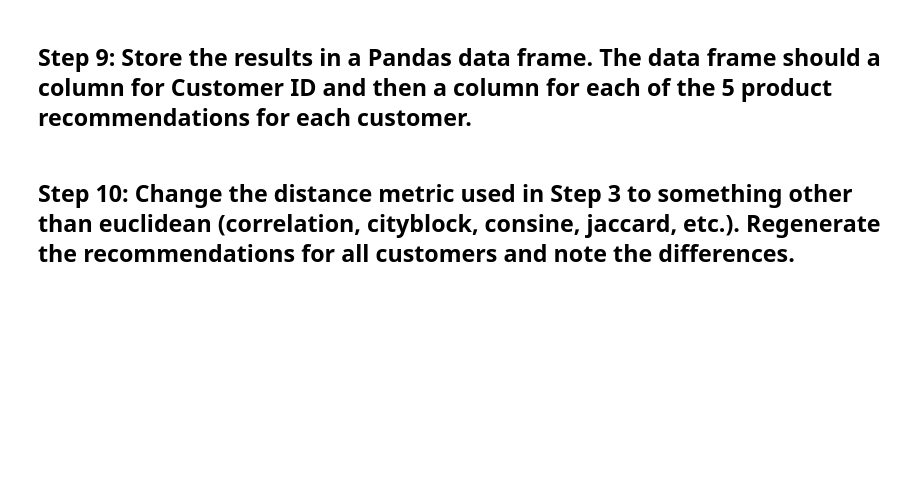
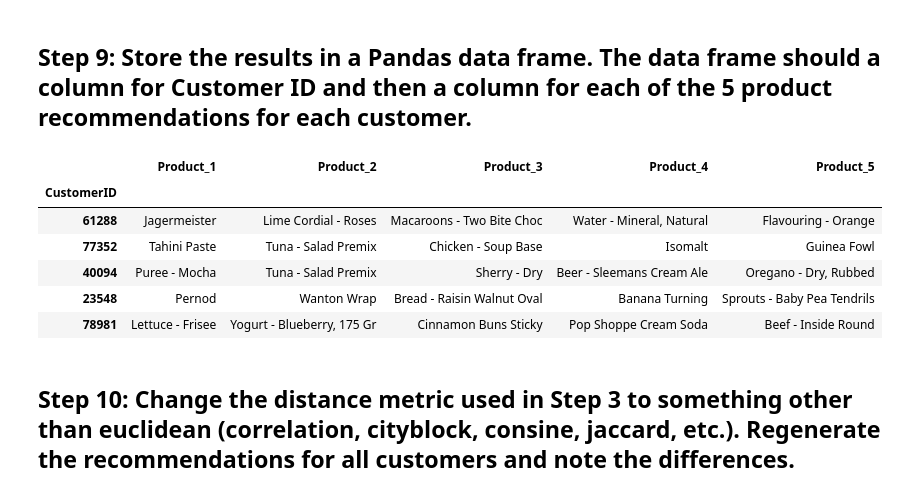
Before and after one commit to gonzalomunozfora/data-labs, a Jupyter notebook: module-2/lab-intro-recommender-systems/your-code/main.ipynb, the cells around one changed output. Drawn from its saved outputs; the diff is of its cells as text; code cells hidden in the pictures; blank space fills up the shorter version.

```diff
--- a/module-2/lab-intro-recommender-systems/your-code/main.ipynb
+++ b/module-2/lab-intro-recommender-systems/your-code/main.ipynb
@@ -23,6 +23,6 @@ data.head()
 
 You will need to group by CustomerID and ProductName and then sum the Quantity field.
 # %%
-df =  data.groupby(['CustomerID','ProductName'])['Quantity'].sum()
-df.head(1000)
+df_1 =  data.groupby(['CustomerID','ProductName'])['Quantity'].sum().reset_index()
+df_1.head()
 # %% [output]
@@ -132,7 +147,36 @@ This will give you the total number of each product purchased by the 5 most simi
 - Create an empty dictionary that will hold the recommendations for all customers.
 - Create a list of unique CustomerIDs to iterate over.
 - Iterate over the customer list performing steps 4 through 7 for each and appending the results of each iteration to the dictionary you created.
+# %%
+recomendation = {}
+keys = data['CustomerID'].unique()
+keys = keys.tolist()
+
+
+for key in keys:
+    distancia_customer = distances[key].sort_values(ascending=False)
+    top5_customer = distancia_customer[1:6].index.to_list()
+    similar_customers = df_1[df_1['CustomerID'].isin(top5_customer)]
+    product_total = similar_customers.groupby('ProductName')[['Quantity']].sum().sort_values('Quantity',ascending=False)
+    no_purchase_product = table[table[key]==0]
+    final_list = no_purchase_product.merge(product_total, left_on='ProductName', right_on='ProductName').sort_values('Quantity',ascending=False)
+    final = final_list[1:6].index
+    recomendation.update({key:final})
 # %% [markdown]
 ##  Step 9: Store the results in a Pandas data frame. The data frame should a column for Customer ID and then a column for each of the 5 product recommendations for each customer.
+# %%
+recommender = pd.DataFrame(recomendation)
+recommender = recommender.T
+recommender.columns=['Product_1','Product_2','Product_3','Product_4','Product_5']
+recommender.index.names=['CustomerID']
+recommender.head(5)
+# %% [output]
+|  | Product_1 | Product_2 | Product_3 | Product_4 | Product_5 |
+| CustomerID |  |  |  |  |  |
+| 61288 | Jagermeister | Lime Cordial - Roses | Macaroons - Two Bite Choc | Water - Mineral, Natural | Flavouring - Orange |
+| 77352 | Tahini Paste | Tuna - Salad Premix | Chicken - Soup Base | Isomalt | Guinea Fowl |
+| 40094 | Puree - Mocha | Tuna - Salad Premix | Sherry - Dry | Beer - Sleemans Cream Ale | Oregano - Dry, Rubbed |
+| 23548 | Pernod | Wanton Wrap | Bread - Raisin Walnut Oval | Banana Turning | Sprouts - Baby Pea Tendrils |
+| 78981 | Lettuce - Frisee | Yogurt - Blueberry, 175 Gr | Cinnamon Buns Sticky | Pop Shoppe Cream Soda | Beef - Inside Round |
 # %% [markdown]
 ## Step 10: Change the distance metric used in Step 3 to something other than euclidean (correlation, cityblock, consine, jaccard, etc.). Regenerate the recommendations for all customers and note the differences.
```
Also changed, not shown: parts of 11 cells of this notebook.
